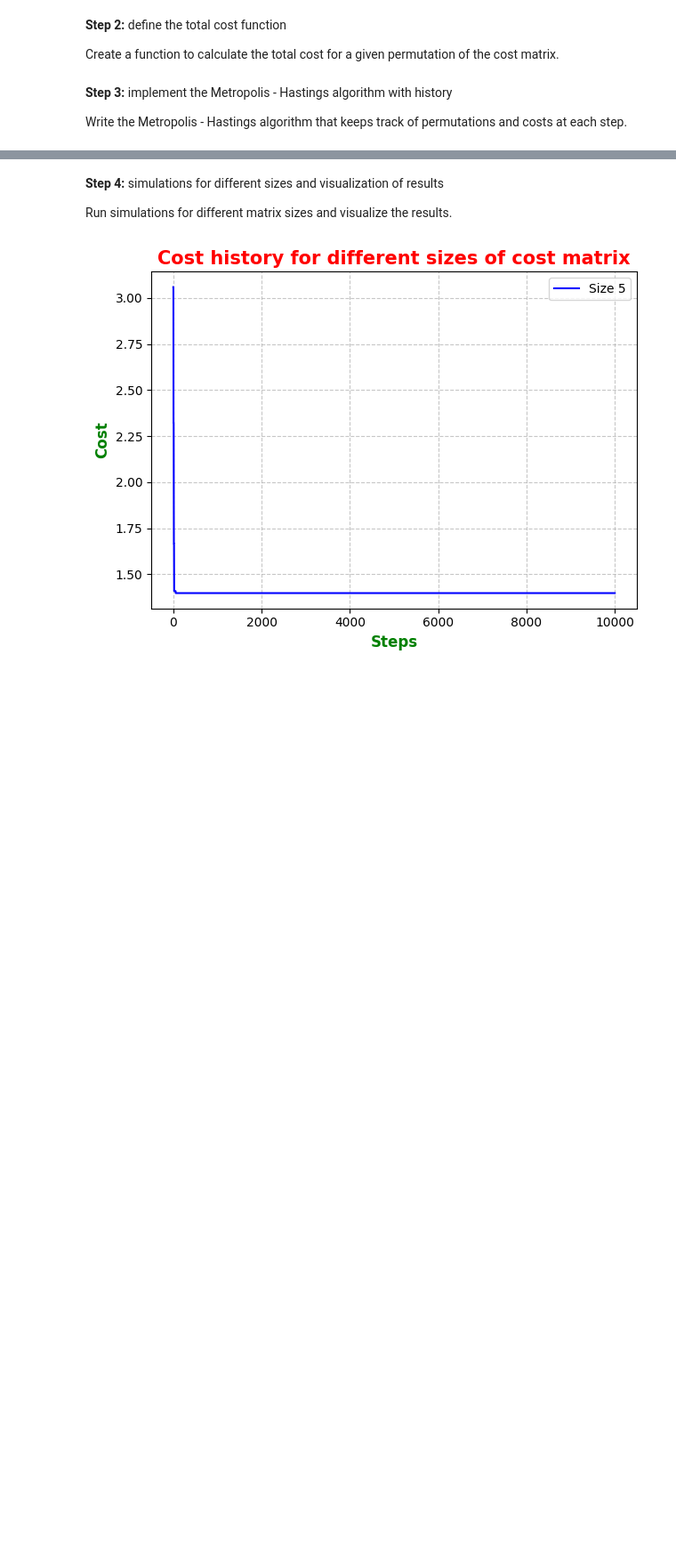
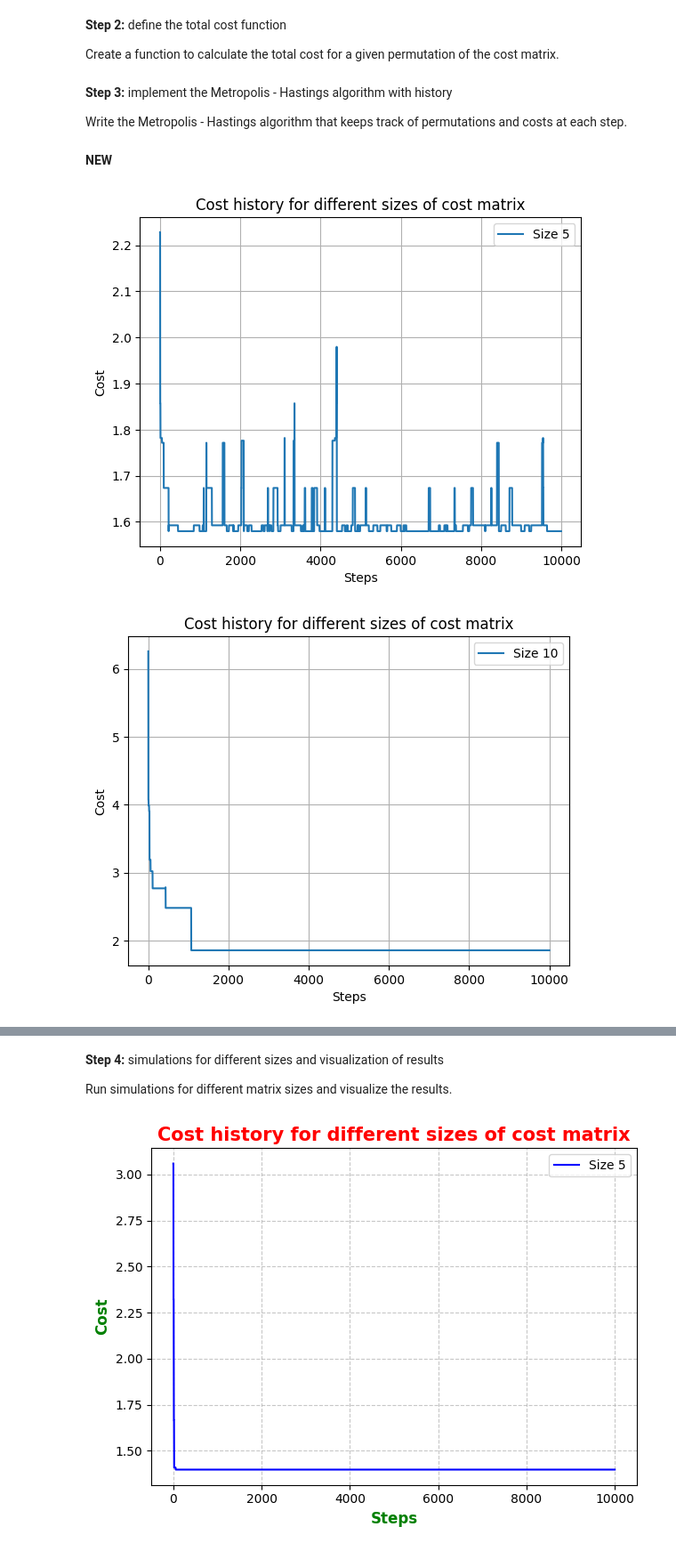
Before and after one commit to letizialanza01/Probability_for_DS_project, a Jupyter notebook: Probability_project.ipynb, the cells around one changed output, grey strips where cells are left out. Shown: that part at 89% size. Saved outputs shown, nothing was run; the diff lists cells and outputs as text; code cells hidden in the pictures; blank space fills up the shorter version.

```diff
--- a/Probability_project.ipynb
+++ b/Probability_project.ipynb
@@ -56,3 +56,26 @@ def metropolis_hastings_with_history(cost_matrix, beta, initial_permutation, ste
             costs.append(costs[t - 1])
 
     return permutations, costs
+# %% [markdown]
+**NEW**
+# %%
+# Define the range of sizes for the cost matrix according to the formula n = 5α
+ns = [5 * alpha for alpha in range(1, 11)]
+beta = 20  # Beta parameter for the Metropolis-Hastings algorithm
+steps = 10000  # Number of steps for each Metropolis-Hastings simulation
+
+# Perform the analysis and plot the results for Metropolis-Hastings with history
+for n in ns:
+    matrix = cost_matrix(n)  # Generate a cost matrix of size n
+    initial_permutation = np.random.permutation(n)  # Generate a random initial permutation of indices from 0 to n - 1
+    _, costs = metropolis_hastings_with_history(matrix, beta, initial_permutation, steps)  # Run the Metropolis-Hastings algorithm and obtain the cost history
+    plt.plot(range(steps), costs, label=f'Size {n}')
+    plt.xlabel('Steps')
+    plt.ylabel('Cost')
+    plt.title('Cost history for different sizes of cost matrix')
+    plt.legend()
+    plt.grid(True)
+    plt.show()
+# %% [output]
+[figure, added]
+[figure, added]
```
Also changed, not shown: parts of 1 cell of this notebook.
